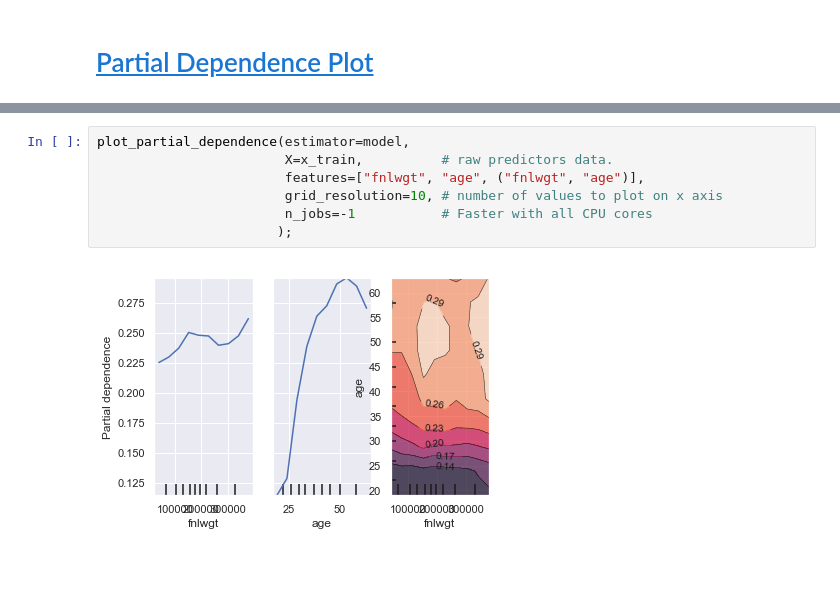
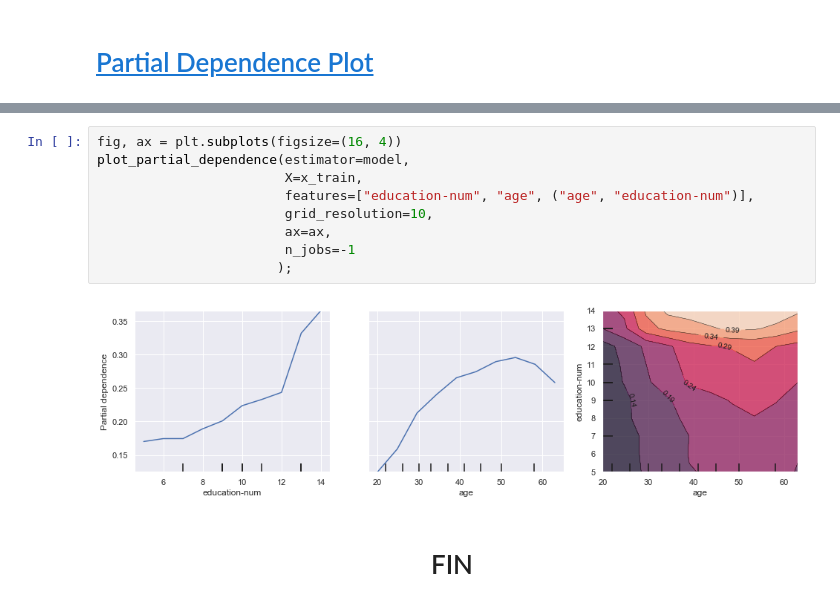
Before and after one commit to SaturdaysAI-Murcia/machine-learning, a Jupyter notebook: 2. Tabular data (clas)/2.3 Random Forest.ipynb, the cells around one changed output, grey strips where cells are left out. Cells and saved outputs as stored; diff of their text form; blank space fills up the shorter version.

```diff
--- a/2. Tabular data (clas)/2.3 Random Forest.ipynb
+++ b/2. Tabular data (clas)/2.3 Random Forest.ipynb
@@ -157,9 +173,13 @@ plot_partial_dependence(estimator=model,
-# %%
-plot_partial_dependence(estimator=model,
-                        X=x_train,          # raw predictors data.
-                        features=["fnlwgt", "age", ("fnlwgt", "age")],
-                        grid_resolution=10, # number of values to plot on x axis
-                        n_jobs=-1           # Faster with all CPU cores
-                       );
-# %% [output]
-[figure, removed]
+# %%
+fig, ax = plt.subplots(figsize=(16, 4))
+plot_partial_dependence(estimator=model,
+                        X=x_train,
+                        features=["education-num", "age", ("age", "education-num")],
+                        grid_resolution=10,
+                        ax=ax,
+                        n_jobs=-1
+                       );
+# %% [output]
+[figure, added]
+# %% [markdown]
+# <center>FIN
```
Also changed, not shown: parts of 13 cells of this notebook.
